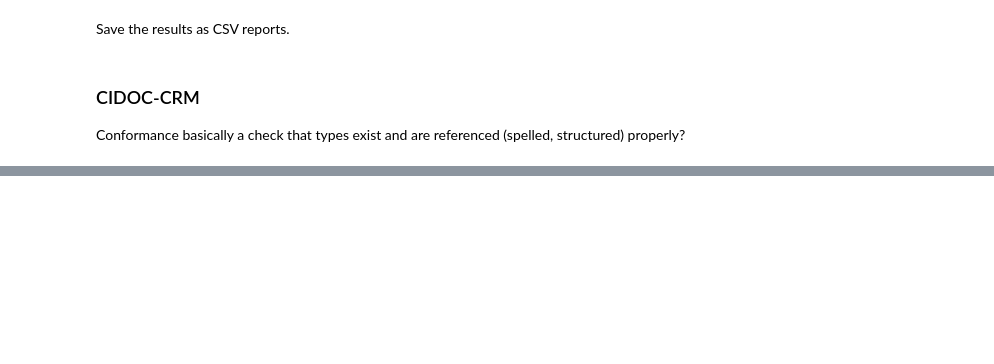
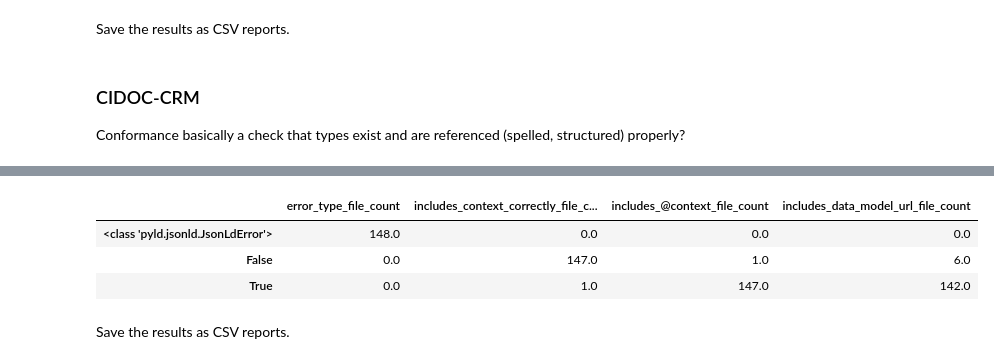
Before and after one commit to thegoose20/lada-eval, a Jupyter notebook: evaluation-conformance.ipynb, the cells around one changed output, grey strips where cells are left out. Cells and saved outputs as stored; diff of their text form; code cells hidden in the pictures; blank space fills up the shorter version.

```diff
--- a/evaluation-conformance.ipynb
+++ b/evaluation-conformance.ipynb
@@ -465,0 +448,15 @@ Conformance basically a check that types exist and are referenced (spelled, stru
+# %%
+cols = ["error_type", "includes_context_correctly", "includes_@context", "includes_data_model_url"]
+df_counts = pd.DataFrame()
+for col in cols:
+    count = pd.DataFrame(df[col].value_counts()).rename(columns={"count":col+"_file_count"})
+    df_counts = pd.concat([df_counts, count], axis=1)
+df_counts = df_counts.fillna(0)
+df_counts
+# %% [output]
+|  | error_type_file_count | includes_context_correctly_file_c... | includes_@context_file_count | includes_data_model_url_file_count |
+| <class 'pyld.jsonld.JsonLdError'> | 148.0 | 0.0 | 0.0 | 0.0 |
+| False | 0.0 | 147.0 | 1.0 | 6.0 |
+| True | 0.0 | 1.0 | 147.0 | 142.0 |
+# %% [markdown]
+Save the results as CSV reports.
```
Also changed, not shown: parts of 10 cells of this notebook, 2 other files.
